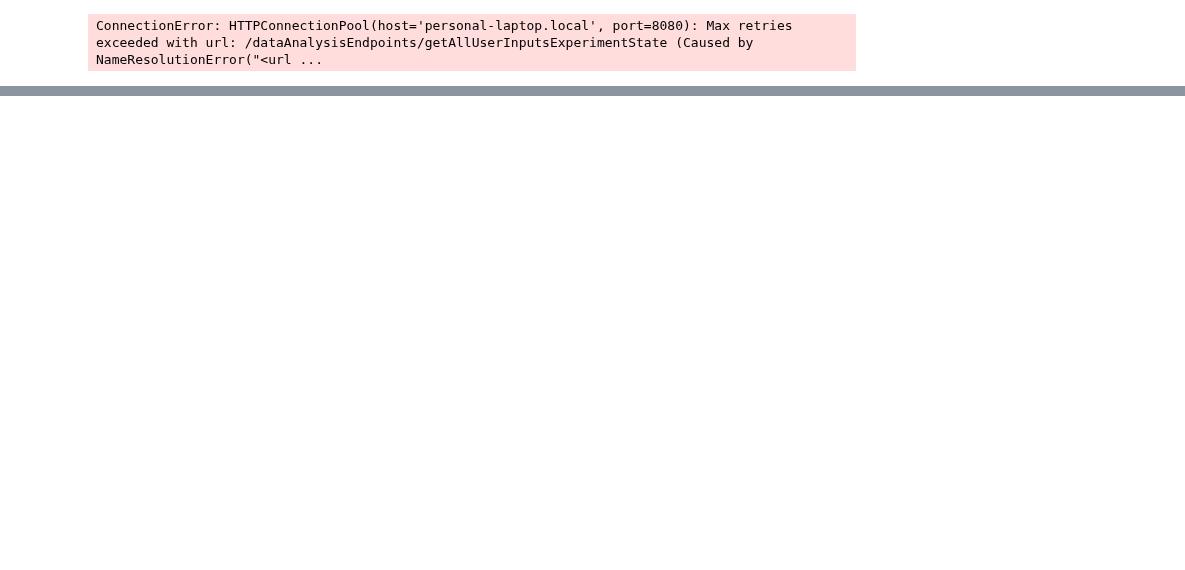
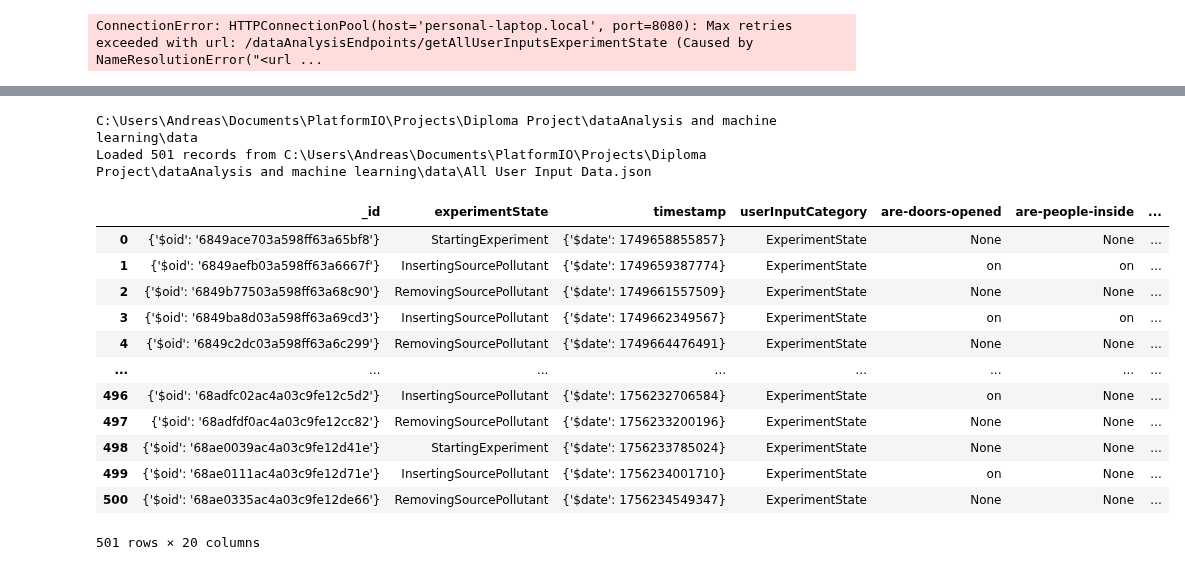
Before and after one commit to Andreas-Ts/Diploma-Project, a Jupyter notebook: dataAnalysis and machine learning/grabTheDataYouWant.ipynb, the cells around one changed output, grey strips where cells are left out. Saved outputs shown, nothing was run; the diff lists cells and outputs as text; code cells hidden in the pictures; blank space fills up the shorter version.

```diff
--- a/dataAnalysis and machine learning/grabTheDataYouWant.ipynb
+++ b/dataAnalysis and machine learning/grabTheDataYouWant.ipynb
@@ -237,3 +239,22 @@ Data saved to C:\Users\Andreas\Documents\PlatformIO\Projects\Diploma Project\dat
+# %%
+df_userInputData = loadDataFromFile("All User Input Data")
+df_userInputData
+# %% [output]
+C:\Users\Andreas\Documents\PlatformIO\Projects\Diploma Project\dataAnalysis and machine learning\data
+Loaded 501 records from C:\Users\Andreas\Documents\PlatformIO\Projects\Diploma Project\dataAnalysis and machine learning\data\All User Input Data.json
+|  | _id | experimentState | timestamp | userInputCategory | are-doors-opened | are-people-inside | ... |
+| 0 | {'$oid': '6849ace703a598ff63a65bf8'} | StartingExperiment | {'$date': 1749658855857} | ExperimentState | None | None | ... |
+| 1 | {'$oid': '6849aefb03a598ff63a6667f'} | InsertingSourcePollutant | {'$date': 1749659387774} | ExperimentState | on | on | ... |
+| 2 | {'$oid': '6849b77503a598ff63a68c90'} | RemovingSourcePollutant | {'$date': 1749661557509} | ExperimentState | None | None | ... |
+| 3 | {'$oid': '6849ba8d03a598ff63a69cd3'} | InsertingSourcePollutant | {'$date': 1749662349567} | ExperimentState | on | on | ... |
+| 4 | {'$oid': '6849c2dc03a598ff63a6c299'} | RemovingSourcePollutant | {'$date': 1749664476491} | ExperimentState | None | None | ... |
+| ... | ... | ... | ... | ... | ... | ... | ... |
+| 496 | {'$oid': '68adfc02ac4a03c9fe12c5d2'} | InsertingSourcePollutant | {'$date': 1756232706584} | ExperimentState | on | None | ... |
+| 497 | {'$oid': '68adfdf0ac4a03c9fe12cc82'} | RemovingSourcePollutant | {'$date': 1756233200196} | ExperimentState | None | None | ... |
+| 498 | {'$oid': '68ae0039ac4a03c9fe12d41e'} | StartingExperiment | {'$date': 1756233785024} | ExperimentState | None | None | ... |
+| 499 | {'$oid': '68ae0111ac4a03c9fe12d71e'} | InsertingSourcePollutant | {'$date': 1756234001710} | ExperimentState | on | None | ... |
+| 500 | {'$oid': '68ae0335ac4a03c9fe12de66'} | RemovingSourcePollutant | {'$date': 1756234549347} | ExperimentState | None | None | ... |
+501 rows × 20 columns
 # %%
 df_userInputData = loadDataFromFile("All User Input Data")
 oldData = False
```
Also changed, not shown: parts of 9 cells of this notebook, 5 other files.
